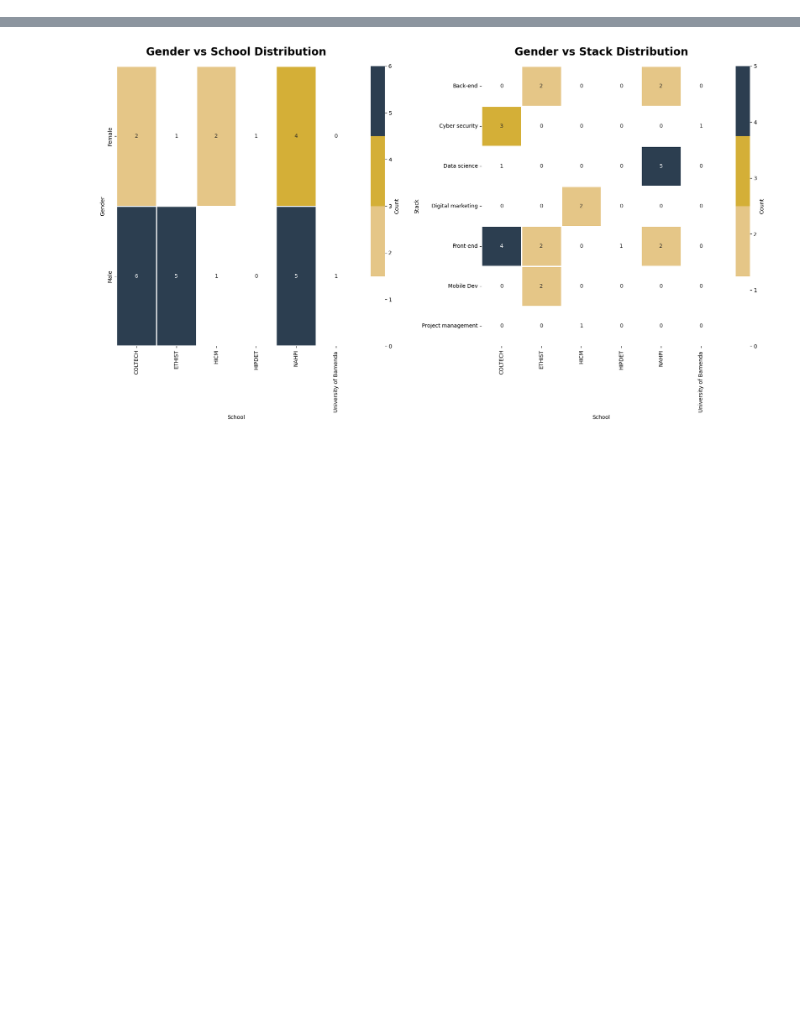
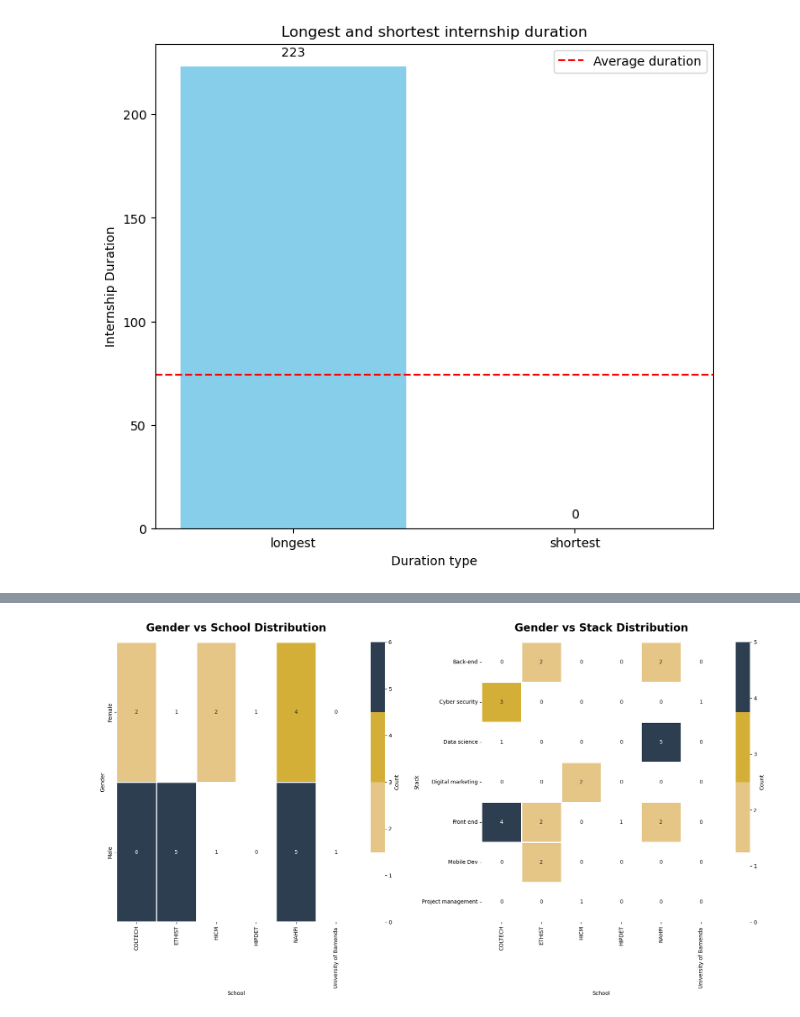
Before and after one commit to MUYAHGaious/Intern_satisfaction, a Jupyter notebook: analysis.ipynb, the cells around one changed output, grey strips where cells are left out. Drawn from its saved outputs; the diff is of its cells as text; code cells hidden in the pictures; blank space fills up the shorter version.

```diff
--- a/analysis.ipynb
+++ b/analysis.ipynb
@@ -59,3 +59,29 @@ luxury_cmap = sns.color_palette([
     '#D4AF37',  # Gold
     '#2C3E50',  # Deep Navy Blue (end)
 ], as_cmap=True)
+# %%
+longest = df1['Internship_Duration'].max()
+shortest = df1['Internship_Duration'].min()
+
+durations = [longest, shortest]
+labels = ['longest' , 'shortest']
+colors = ['skyblue', 'salmon']
+
+plt.figure(figsize=(8, 7))
+plt.bar(labels, durations, color=colors)
+
+plt.title('Longest and shortest internship duration')
+plt.xlabel('Duration type')
+plt.ylabel('Internship Duration')
+
+for i, value in enumerate(durations):
+    plt.text(i, value + 5, str(value), ha='center')
+
+#mean internship duration
+avg_duration = df1['Internship_Duration'].mean()
+plt.axhline(avg_duration, color = 'red', linestyle = '--', label = 'Average duration')
+plt.legend()
+
+plt.show()
+# %% [output]
+[figure, added]
```
Also changed, not shown: parts of 7 cells of this notebook, 1 other file.
